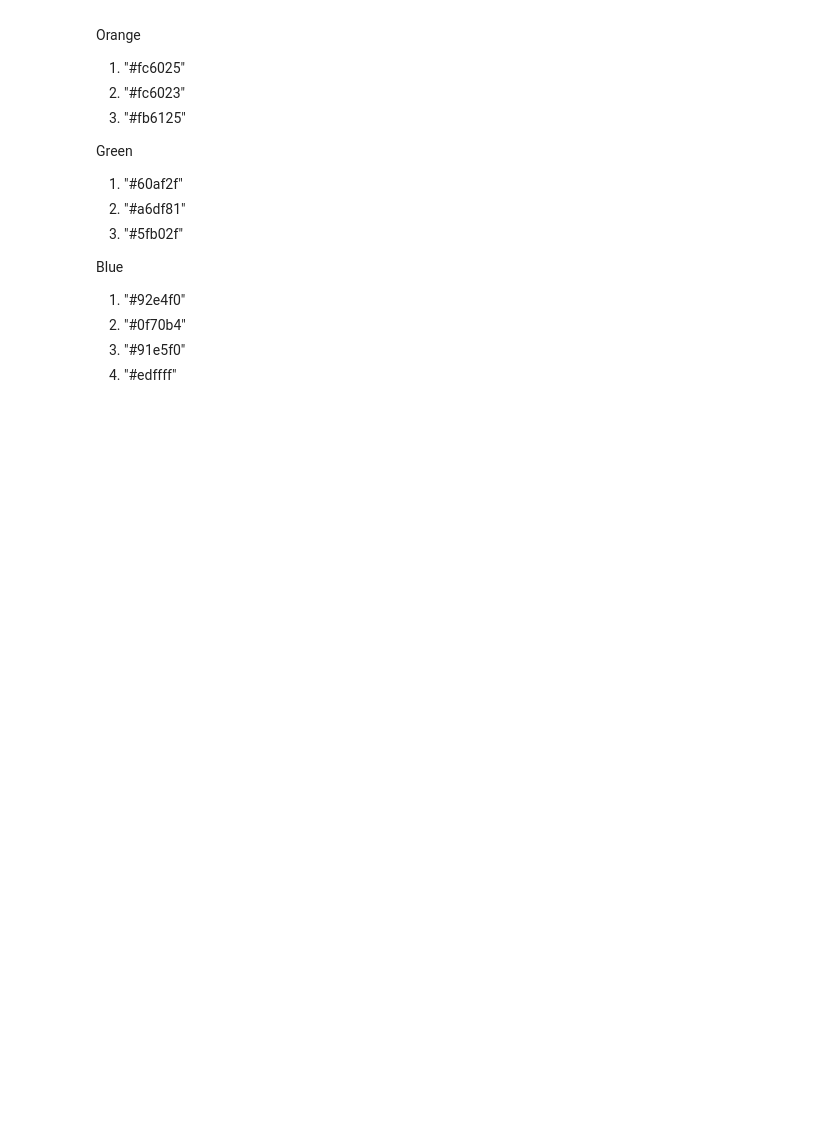
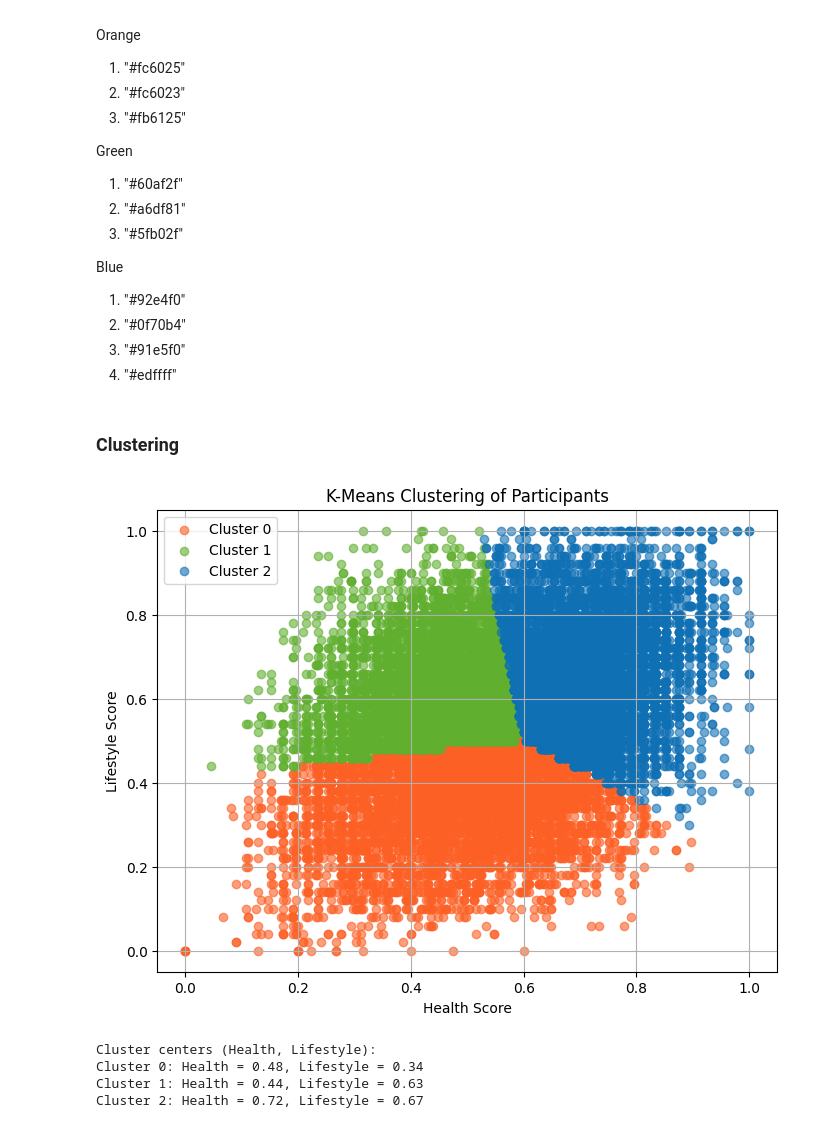
Before and after one commit to amsun001/Project_DataScience-lifestyle-and-wellbeing, a Jupyter notebook: Script/LifestyleAndWellbeing.ipynb, the cells around one changed output. Saved outputs shown, nothing was run; the diff lists cells and outputs as text; code cells hidden in the pictures; blank space fills up the shorter version.

```diff
--- a/Script/LifestyleAndWellbeing.ipynb
+++ b/Script/LifestyleAndWellbeing.ipynb
@@ -484,3 +484,44 @@ Blue
 2. "#0f70b4"
 3. "#91e5f0"
 4. "#edffff"
+# %% [markdown]
+### **Clustering**
+# %%
+
+import os
+os.environ["LOKY_MAX_CPU_COUNT"] = "4"  # number of logical cores
+from sklearn.cluster import KMeans
+
+# Step 1: Select the features for clustering
+X = scaled_df[["health", "lifestyle"]]
+
+# Step 2: Apply KMeans
+k = 3  # You can experiment with different values
+kmeans = KMeans(n_clusters=k, random_state=42)
+csv_data["cluster"] = kmeans.fit_predict(X)
+
+# Step 3: Visualize the clusters
+plt.figure(figsize=(8, 6))
+colors = ['#fc6025', '#60af2f', '#0f70b4']
+for i in range(k):
+    cluster_data = csv_data[csv_data["cluster"] == i]
+    plt.scatter(cluster_data["health"], cluster_data["lifestyle"],
+                color=colors[i], label=f"Cluster {i}", alpha=0.6)
+
+plt.xlabel("Health Score")
+plt.ylabel("Lifestyle Score")
+plt.title("K-Means Clustering of Participants")
+plt.legend()
+plt.grid(True)
+plt.show()
+
+# Step 4: Print the cluster centers for final check
+print("\nCluster centers (Health, Lifestyle):")
+for i, center in enumerate(kmeans.cluster_centers_):
+    print(f"Cluster {i}: Health = {center[0]:.2f}, Lifestyle = {center[1]:.2f}")
+# %% [output]
+[figure, added]
+Cluster centers (Health, Lifestyle):
+Cluster 0: Health = 0.48, Lifestyle = 0.34
+Cluster 1: Health = 0.44, Lifestyle = 0.63
+Cluster 2: Health = 0.72, Lifestyle = 0.67
```
Also changed, not shown: parts of 2 cells of this notebook.
